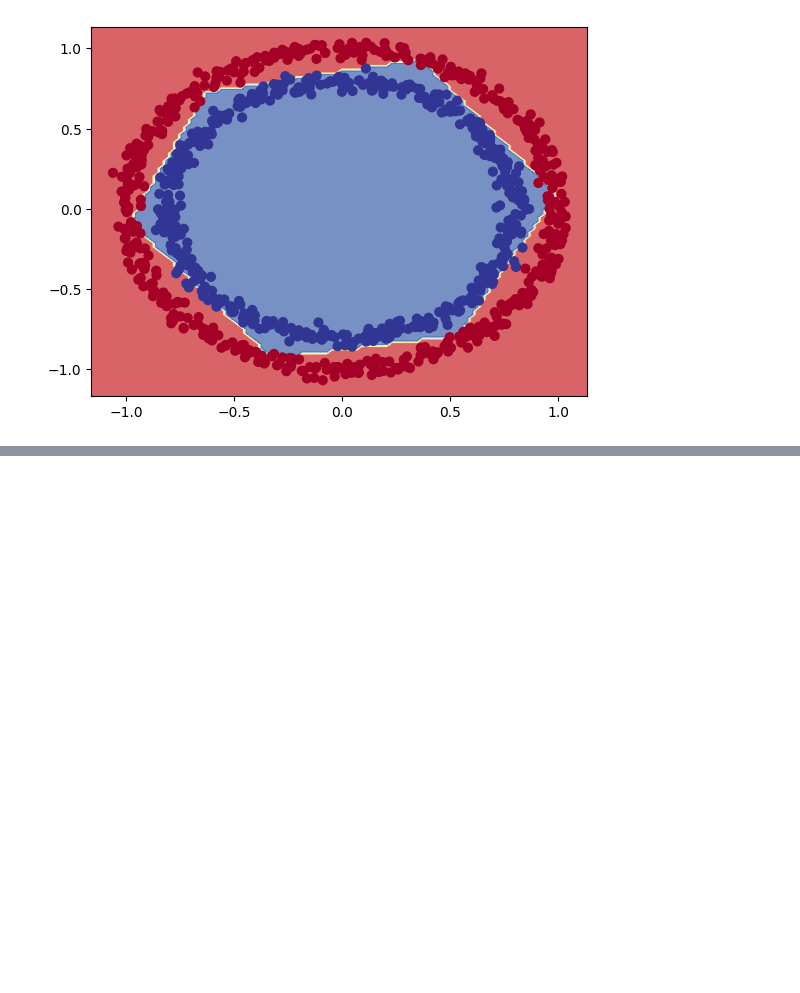
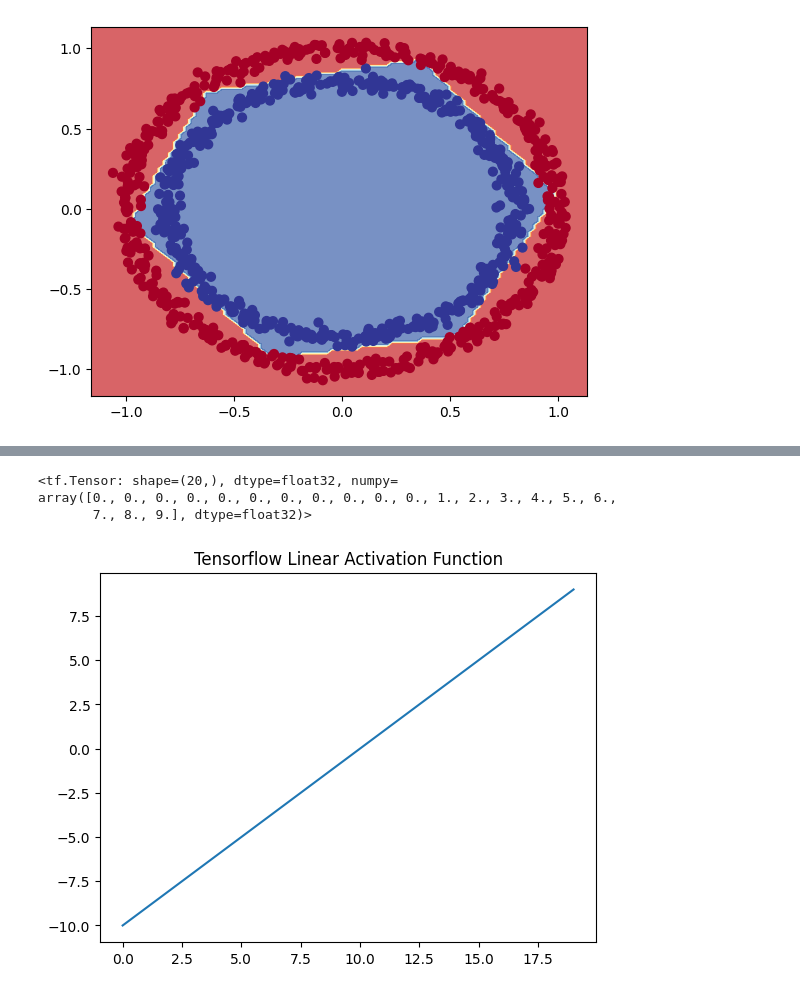
Before and after one commit to BUFONJOKER/tensorflow-zero-to-mastery, a Jupyter notebook: 2_classification.ipynb, the cells around one changed output, grey strips where cells are left out. Cells and saved outputs as stored; diff of their text form; code cells hidden in the pictures; blank space fills up the shorter version.

```diff
--- a/2_classification.ipynb
+++ b/2_classification.ipynb
@@ -602,0 +678,12 @@ doing binary classifcation...
+# %%
+tf.keras.activations.relu(A)
+# %% [output]
+<tf.Tensor: shape=(20,), dtype=float32, numpy=
+array([0., 0., 0., 0., 0., 0., 0., 0., 0., 0., 0., 1., 2., 3., 4., 5., 6.,
+       7., 8., 9.], dtype=float32)>
+# %%
+plt.plot(tf.keras.activations.linear(A))
+plt.title("Tensorflow Linear Activation Function")
+plt.show()
+# %% [output]
+[figure, added]
```
Also changed, not shown: parts of 33 cells of this notebook.
